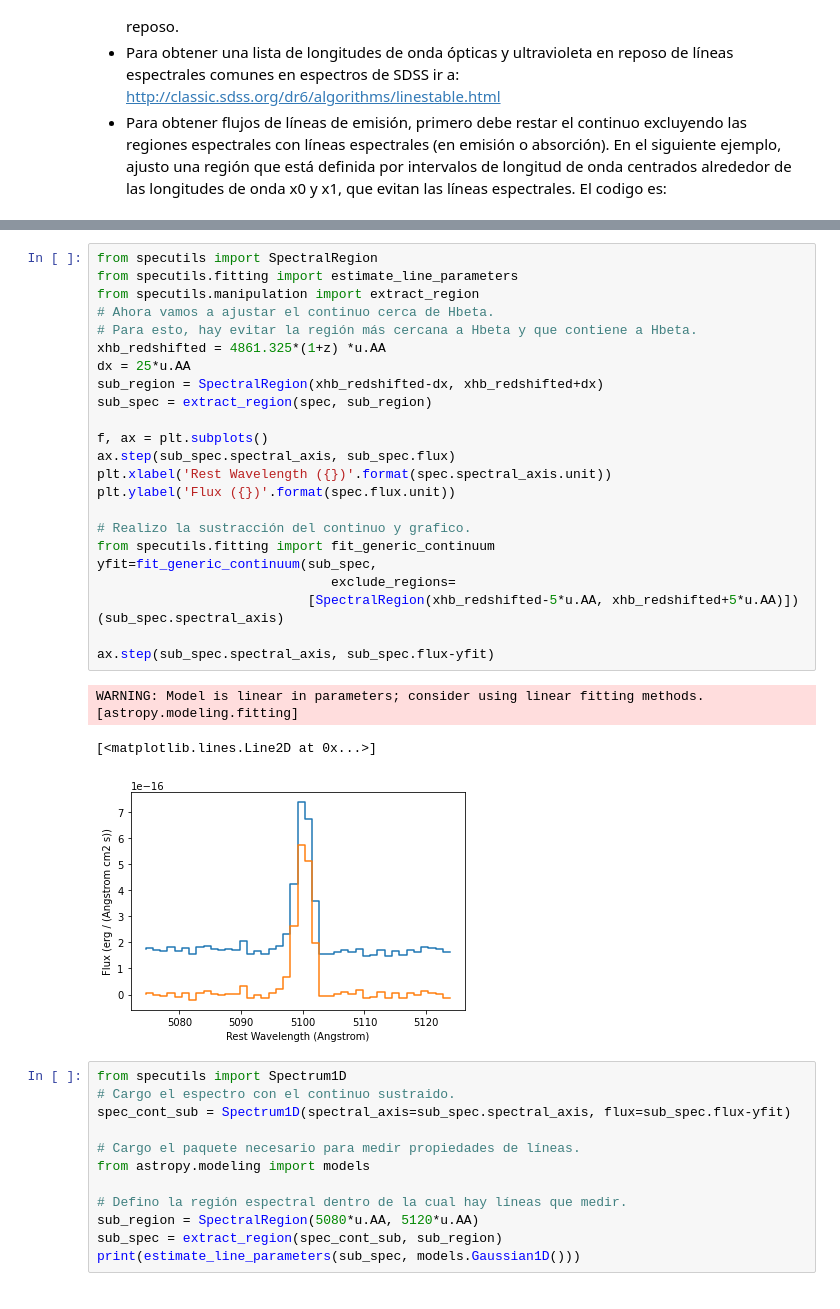
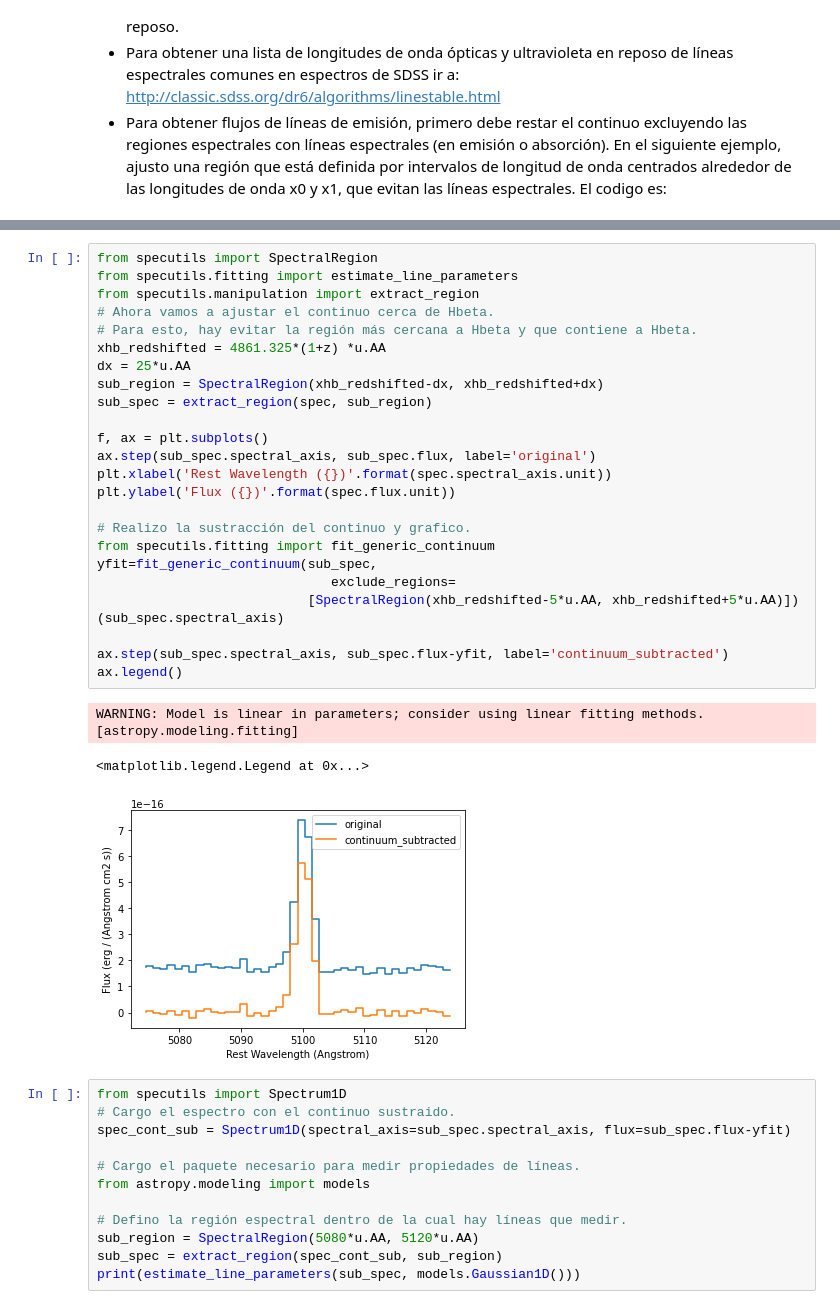
Before and after one commit to aida-wofford/astronomia-observacional, a Jupyter notebook: Manipulacion_espectros.ipynb, the cells around one changed output, grey strips where cells are left out. Saved outputs shown, nothing was run; the diff lists cells and outputs as text.

```diff
--- a/Manipulacion_espectros.ipynb
+++ b/Manipulacion_espectros.ipynb
@@ -427,30 +407,31 @@ Text(0, 0.5, 'Flux (erg / (Angstrom cm2 s))')
 # %%
 from specutils import SpectralRegion
 from specutils.fitting import estimate_line_parameters
 from specutils.manipulation import extract_region
 # Ahora vamos a ajustar el continuo cerca de Hbeta.
 # Para esto, hay evitar la región más cercana a Hbeta y que contiene a Hbeta.
 xhb_redshifted = 4861.325*(1+z) *u.AA
 dx = 25*u.AA
 sub_region = SpectralRegion(xhb_redshifted-dx, xhb_redshifted+dx)
 sub_spec = extract_region(spec, sub_region)
 
 f, ax = plt.subplots()
-ax.step(sub_spec.spectral_axis, sub_spec.flux)
+ax.step(sub_spec.spectral_axis, sub_spec.flux, label='original')
 plt.xlabel('Rest Wavelength ({})'.format(spec.spectral_axis.unit))
 plt.ylabel('Flux ({})'.format(spec.flux.unit))
 
 # Realizo la sustracción del continuo y grafico.
 from specutils.fitting import fit_generic_continuum
 yfit=fit_generic_continuum(sub_spec,
                               exclude_regions=
                            [SpectralRegion(xhb_redshifted-5*u.AA, xhb_redshifted+5*u.AA)])(sub_spec.spectral_axis)
 
-ax.step(sub_spec.spectral_axis, sub_spec.flux-yfit)
+ax.step(sub_spec.spectral_axis, sub_spec.flux-yfit, label='continuum_subtracted')
+ax.legend()
 # %% [output]
 WARNING: Model is linear in parameters; consider using linear fitting methods. [astropy.modeling.fitting]
-[<matplotlib.lines.Line2D at 0x...>]
+<matplotlib.legend.Legend at 0x...>
-[figure, old version]
+[figure, new version]
 # %%
 from specutils import Spectrum1D
 # Cargo el espectro con el continuo sustraido.
```
Also changed, not shown: parts of 9 cells of this notebook.
